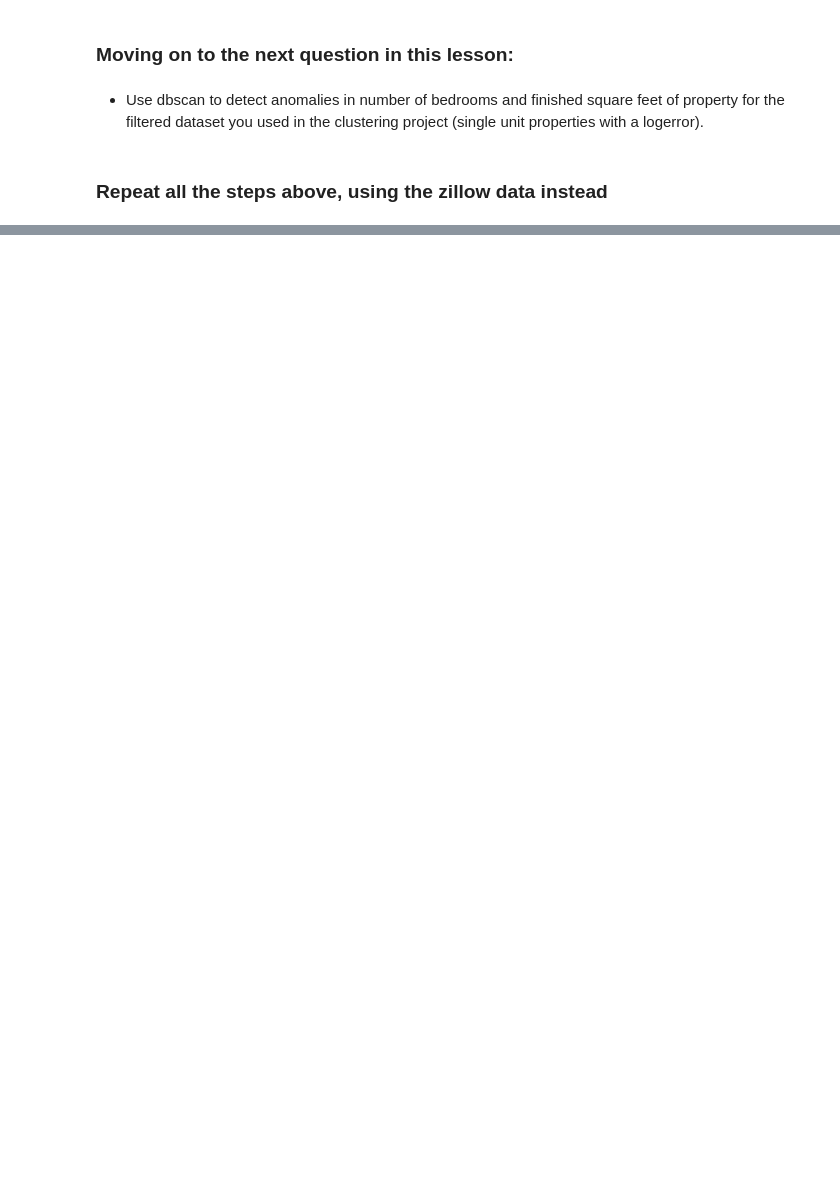
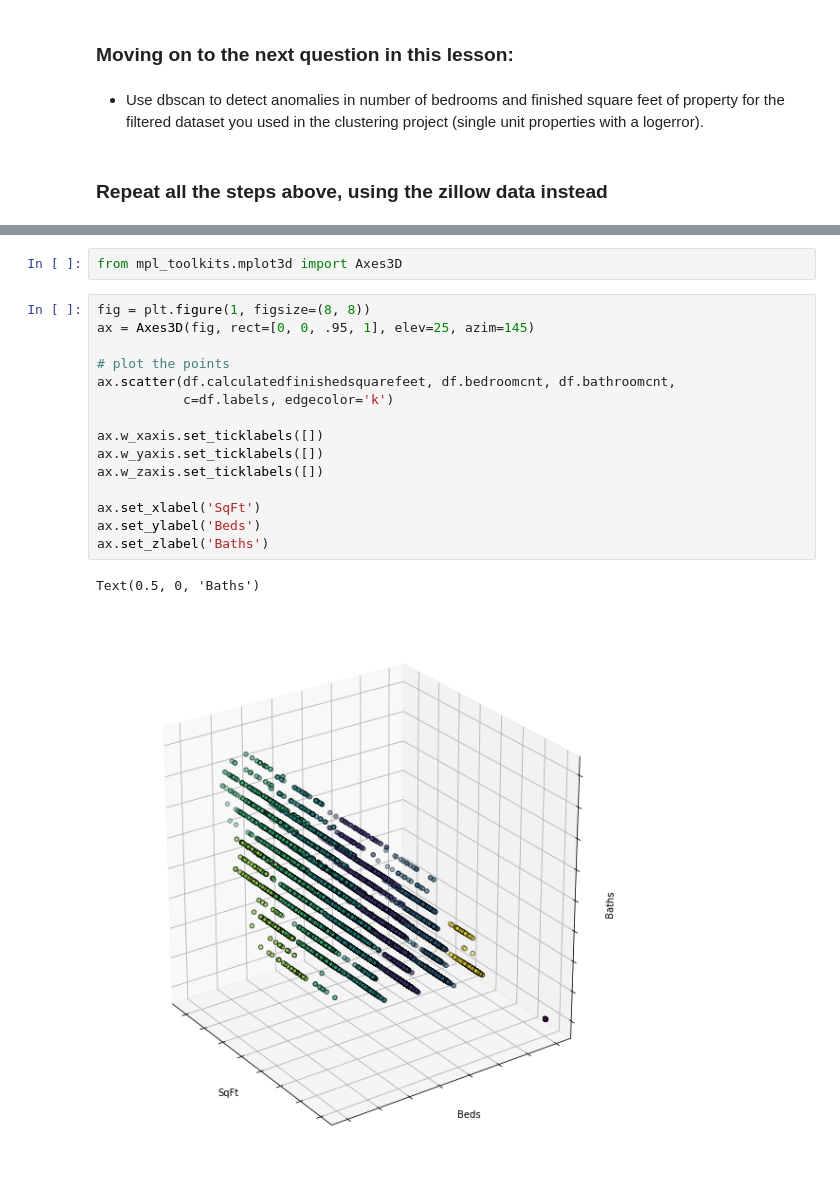
Before and after one commit to HackneyChad/ds-methodologies-exercises, a Jupyter notebook: anomaly_detection/anomaly_detection.ipynb, the cells around one changed output, grey strips where cells are left out. Cells and saved outputs as stored; diff of their text form; blank space fills up the shorter version.

```diff
--- a/anomaly_detection/anomaly_detection.ipynb
+++ b/anomaly_detection/anomaly_detection.ipynb
@@ -1038,0 +1821,20 @@ yhat['moving_avg_forecast'] = midband
+# %%
+from mpl_toolkits.mplot3d import Axes3D
+# %%
+fig = plt.figure(1, figsize=(8, 8))
+ax = Axes3D(fig, rect=[0, 0, .95, 1], elev=25, azim=145)
+
+# plot the points
+ax.scatter(df.calculatedfinishedsquarefeet, df.bedroomcnt, df.bathroomcnt,
+           c=df.labels, edgecolor='k')
+
+ax.w_xaxis.set_ticklabels([])
+ax.w_yaxis.set_ticklabels([])
+ax.w_zaxis.set_ticklabels([])
+
+ax.set_xlabel('SqFt')
+ax.set_ylabel('Beds')
+ax.set_zlabel('Baths')
+# %% [output]
+Text(0.5, 0, 'Baths')
+[figure, added]
```
Also changed, not shown: parts of 139 cells of this notebook, 2 other files.
